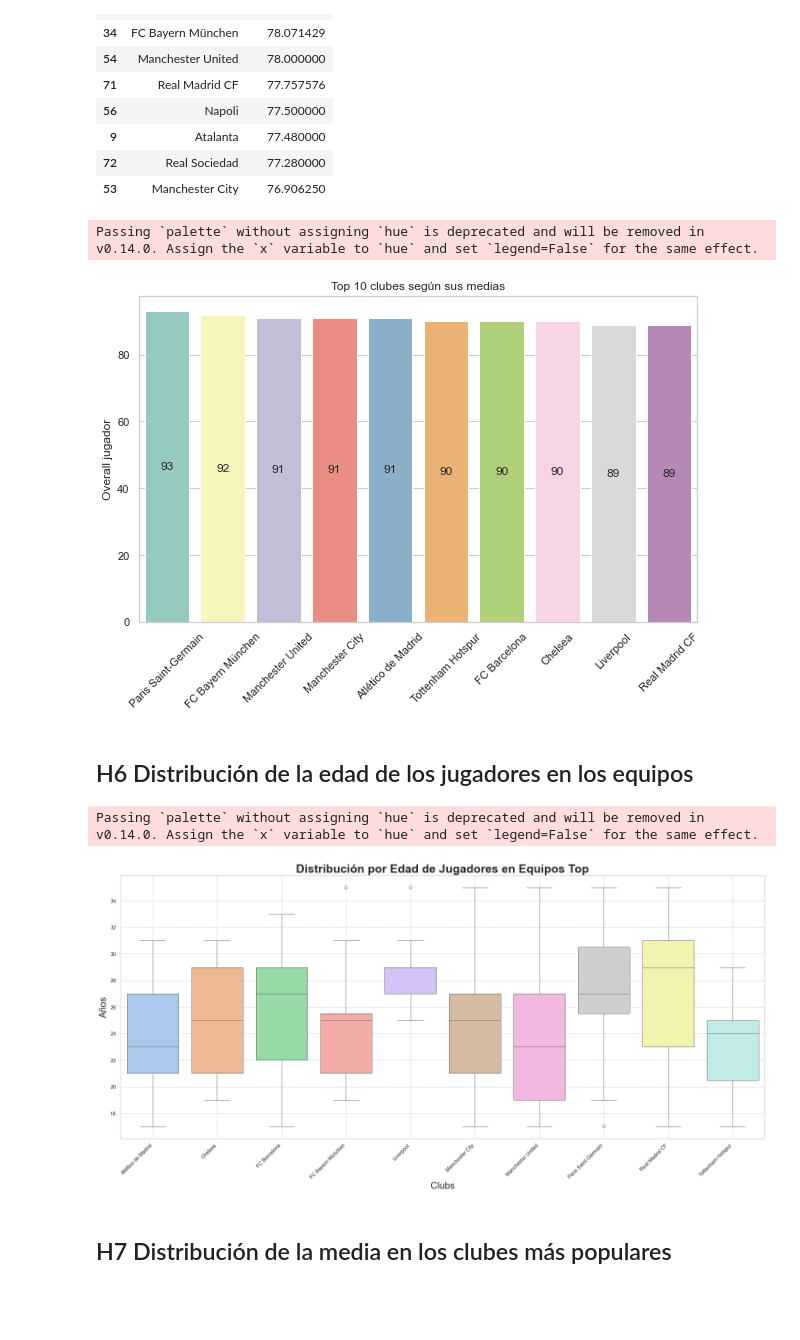
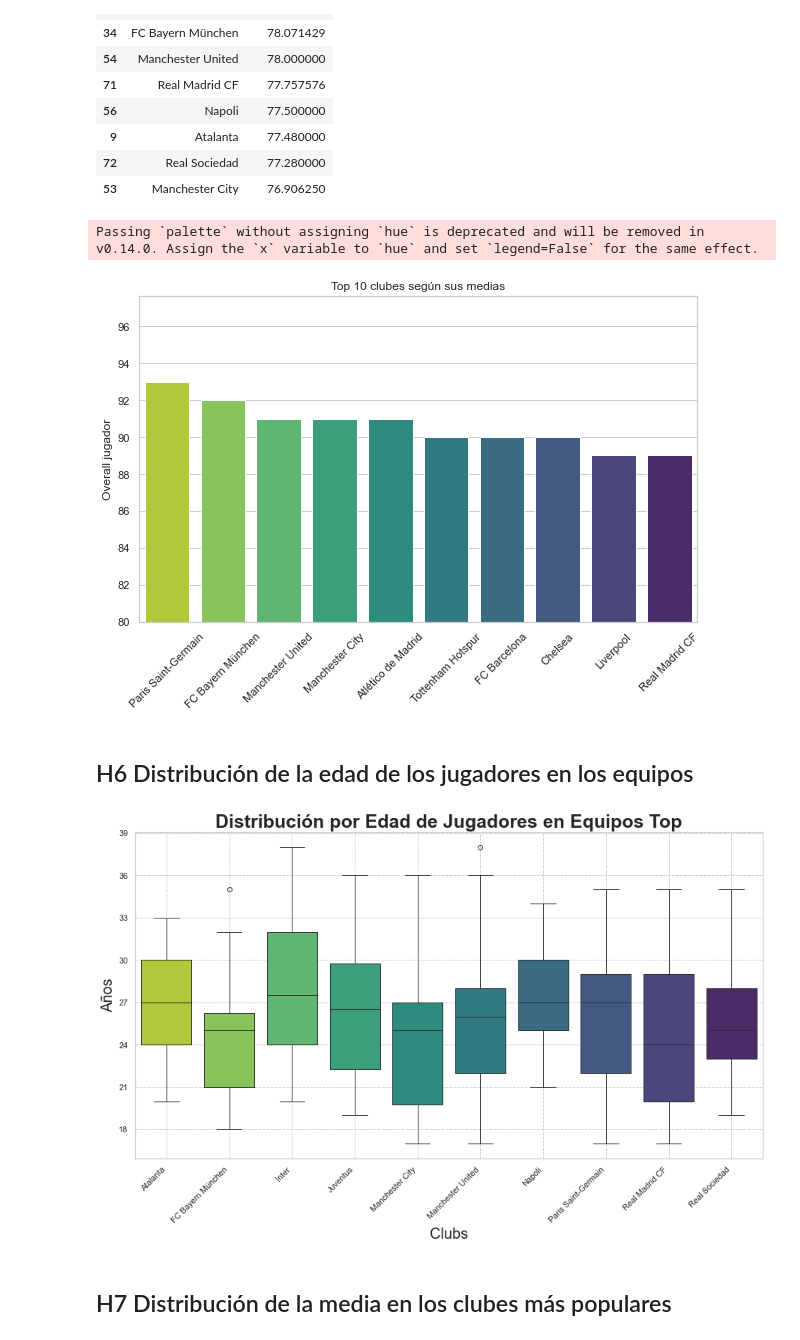
Before and after one commit to 2012FranMartinez/FifaStats-RealGoals, a Jupyter notebook: EDA_fifa_22.ipynb, the cells around one changed output. Drawn from its saved outputs; the diff is of its cells as text; code cells hidden in the pictures; blank space fills up the shorter version.

```diff
--- a/EDA_fifa_22.ipynb
+++ b/EDA_fifa_22.ipynb
@@ -249,11 +251,12 @@ top_clubs
 | 53 | Manchester City | 76.906250 |
 # %%
 plt.figure(figsize=(10, 6))
-ax = sns.barplot(x='club_name', y='overall', data=h3, palette='Set3')
+ax = sns.barplot(x='club_name', y='overall', data=h3, palette='viridis_r')
 plt.title('Top 10 clubes según sus medias')
 plt.xlabel('')
 plt.ylabel('Overall jugador')
 plt.xticks(rotation=45)
+plt.ylim(80)
 
 for p in ax.patches:
     ax.annotate(f'{int(p.get_height())}',
@@ -261,30 +264,36 @@ for p in ax.patches:
                 ha='center', va='center',
                 fontsize=12)
 plt.show()
+# plt.tight_layout()
+# plt.savefig('img/0.Top 10 clubes según sus medias.jpg', format='jpg', bbox_inches='tight')
+# plt.close()
 # %% [output]
 Passing `palette` without assigning `hue` is deprecated and will be removed in v0.14.0. Assign the `x` variable to `hue` and set `legend=False` for the same effect.
-[figure, old version]
+[figure, new version]
 # %% [markdown]
 ## H6 Distribución de la edad de los jugadores en los equipos
 # %%
-h4 = h3.index.to_list()
-clubs = df_fifa.loc[df_fifa['club_name'].isin(h4) & df_fifa['age']]
+h4 = top_clubs["club_name"].to_list()
+clubs = df_fifa.loc[df_fifa['club_name'].isin(h4)]
 
 fig, ax = plt.subplots()
-fig.set_size_inches(20, 10)
+fig.set_size_inches(15, 8)
 sns.set(style="whitegrid")
-ax = sns.boxplot(x="club_name", y="age", data=clubs, palette="pastel")
+
+ax = sns.boxplot(x="club_name", y="age", data=clubs, hue="club_name", palette="viridis_r", legend=False)
 ax.set_title(label='Distribución por Edad de Jugadores en Equipos Top', fontsize=25, fontweight='bold')
 plt.xlabel('Clubs', fontsize=20)
 plt.ylabel('Años', fontsize=20)
 plt.xticks(rotation=45, ha='right')
 ax.yaxis.set_major_locator(plt.MaxNLocator(integer=True))
 plt.grid(visible=True, linestyle='--')
-plt.tight_layout()
 plt.show()
+
+# plt.tight_layout()
+# plt.savefig('img/1.Distribución_por_Edad_de_Jugadores_en_Equipos_Top.jpg', format='jpg', bbox_inches='tight')
+# plt.close()
 # %% [output]
-Passing `palette` without assigning `hue` is deprecated and will be removed in v0.14.0. Assign the `x` variable to `hue` and set `legend=False` for the same effect.
-[figure, old version]
+[figure, new version]
 # %% [markdown]
 ## H7 Distribución de la media en los clubes más populares
 # %%
```
Also changed, not shown: parts of 32 cells of this notebook, 16 other files.
